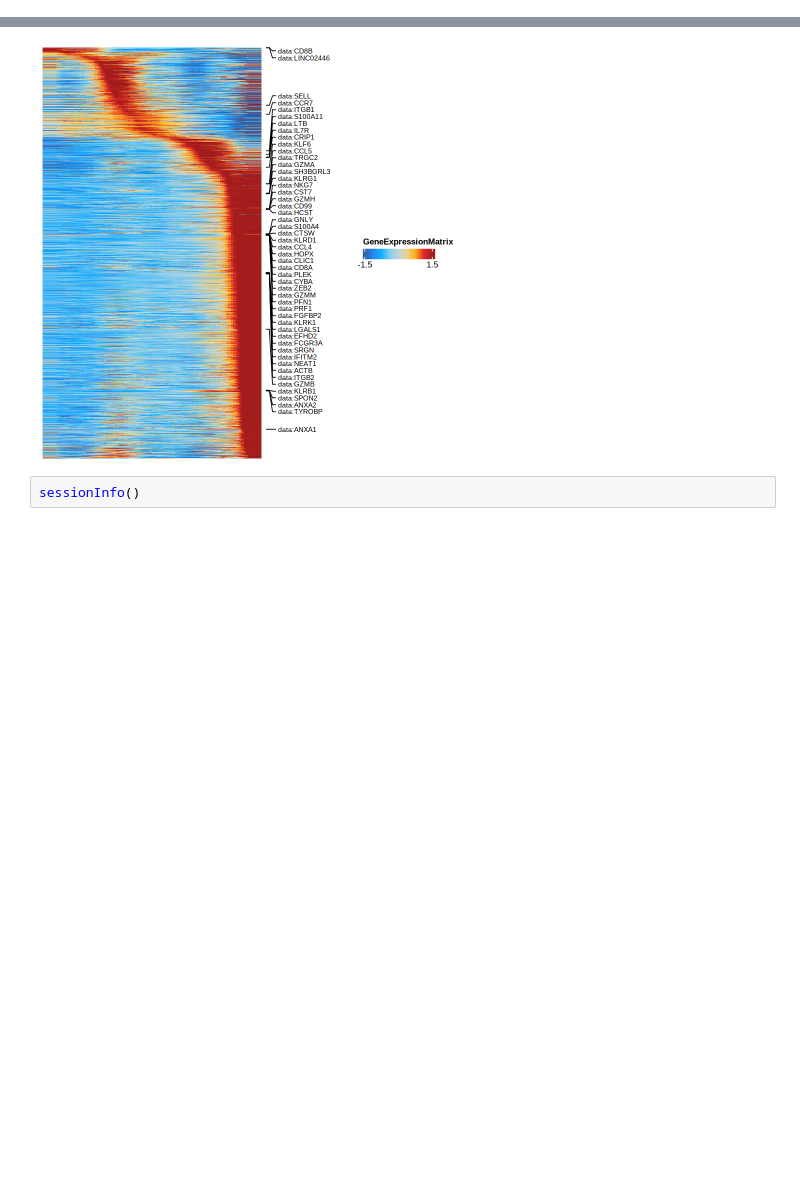
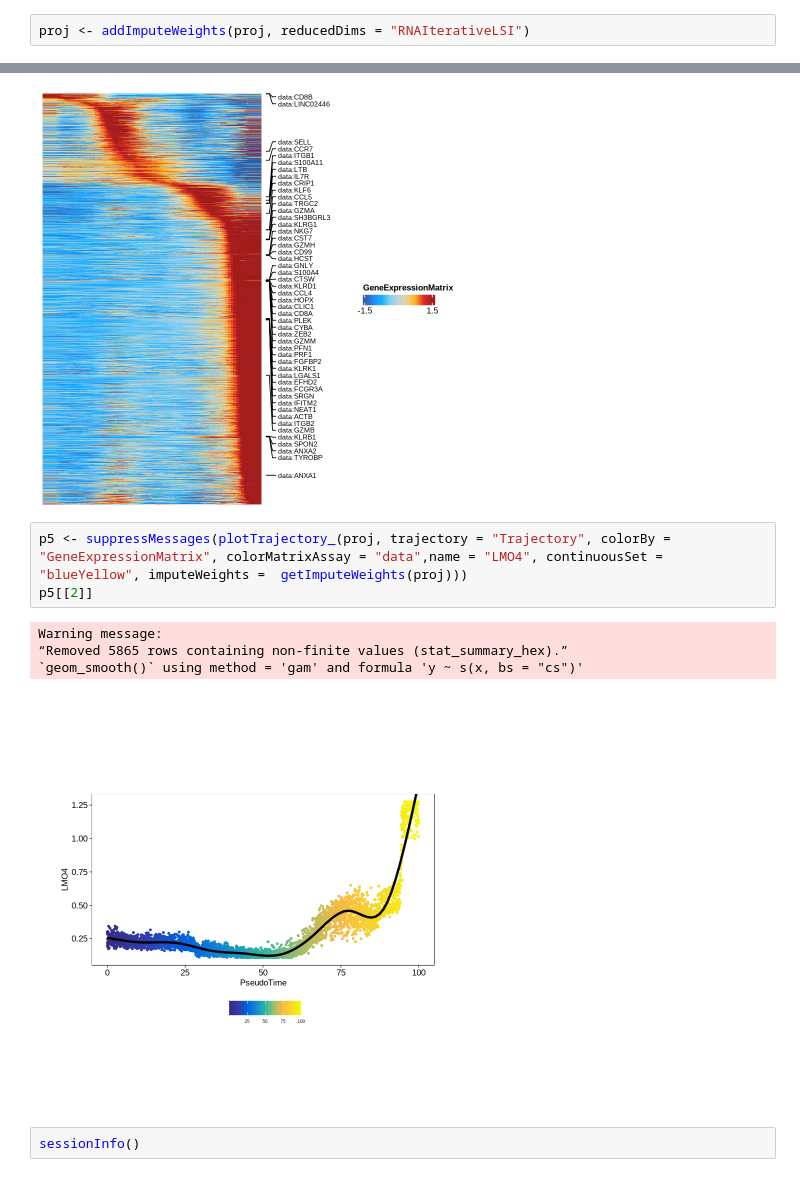
Before and after one commit to CostaLab/ArchRNA, a Jupyter notebook: vignettes/pbmc_h5.ipynb, the cells around one changed output, grey strips where cells are left out. Saved outputs shown, nothing was run; the diff lists cells and outputs as text; blank space fills up the shorter version.

```diff
--- a/vignettes/pbmc_h5.ipynb
+++ b/vignettes/pbmc_h5.ipynb
@@ -67,3 +67,5 @@ Warning message:
 Warning message:
 “Removed 5865 rows containing non-finite values (stat_summary_hex).”
 [figure]
+# %%
+proj <- addImputeWeights(proj, reducedDims = "RNAIterativeLSI")
@@ -78,6 +88,14 @@ p4 <- suppressMessages(plotTrajectoryHeatmap(traj, pal = paletteContinuous(set =
 p4
 # %% [output]
 [figure]
+# %%
+p5 <- suppressMessages(plotTrajectory_(proj, trajectory = "Trajectory", colorBy = "GeneExpressionMatrix", colorMatrixAssay = "data",name = "LMO4", continuousSet = "blueYellow", imputeWeights =  getImputeWeights(proj)))
+p5[[2]]
+# %% [output]
+Warning message:
+“Removed 5865 rows containing non-finite values (stat_summary_hex).”
+`geom_smooth()` using method = 'gam' and formula 'y ~ s(x, bs = "cs")'
+[figure, added]
 # %%
 sessionInfo()
 # %% [output]
```
Also changed, not shown: parts of 1 cell of this notebook, 8 other files.
